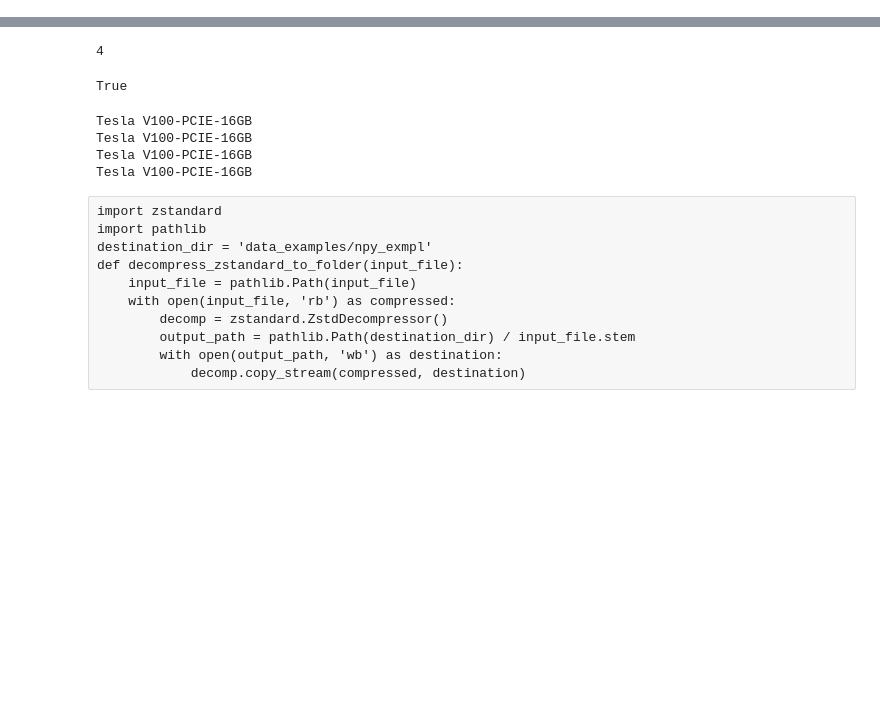
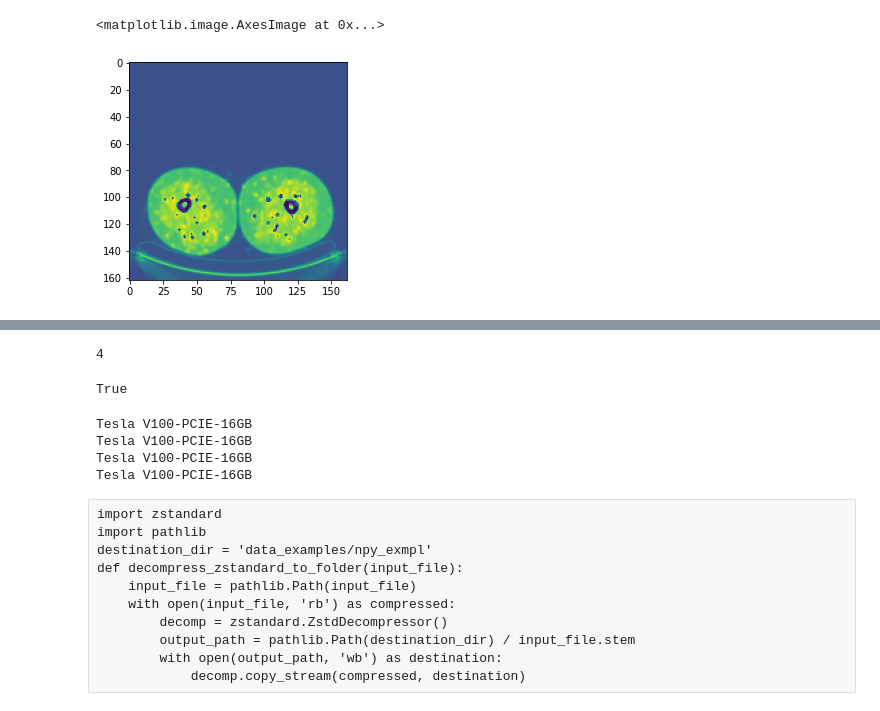
Before and after one commit to Proskuriakova/pet_ct_project, a Jupyter notebook: research_data.ipynb, the cells around one changed output, grey strips where cells are left out. Drawn from its saved outputs; the diff is of its cells as text; code cells hidden in the pictures; blank space fills up the shorter version.

```diff
--- a/research_data.ipynb
+++ b/research_data.ipynb
@@ -11,0 +74,10 @@ from tqdm import tqdm as tqdm
+# %%
+img_name = mypath+ '/' + names[0] + '.npy'
+
+#1 - pet, 0 - ct
+
+images0 = torch.from_numpy(np.load(img_name)[:, 0, ...])
+
+images1 = torch.from_numpy(np.load(img_name)[:, 1, ...])
+
+images = images0 + images1
@@ -11,0 +154,5 @@ from tqdm import tqdm as tqdm
+# %%
+plt.imshow(tr_img1[0, ...])
+# %% [output]
+<matplotlib.image.AxesImage at 0x...>
+[figure, added]
```
Also changed, not shown: parts of 53 cells of this notebook, 10 other files.
